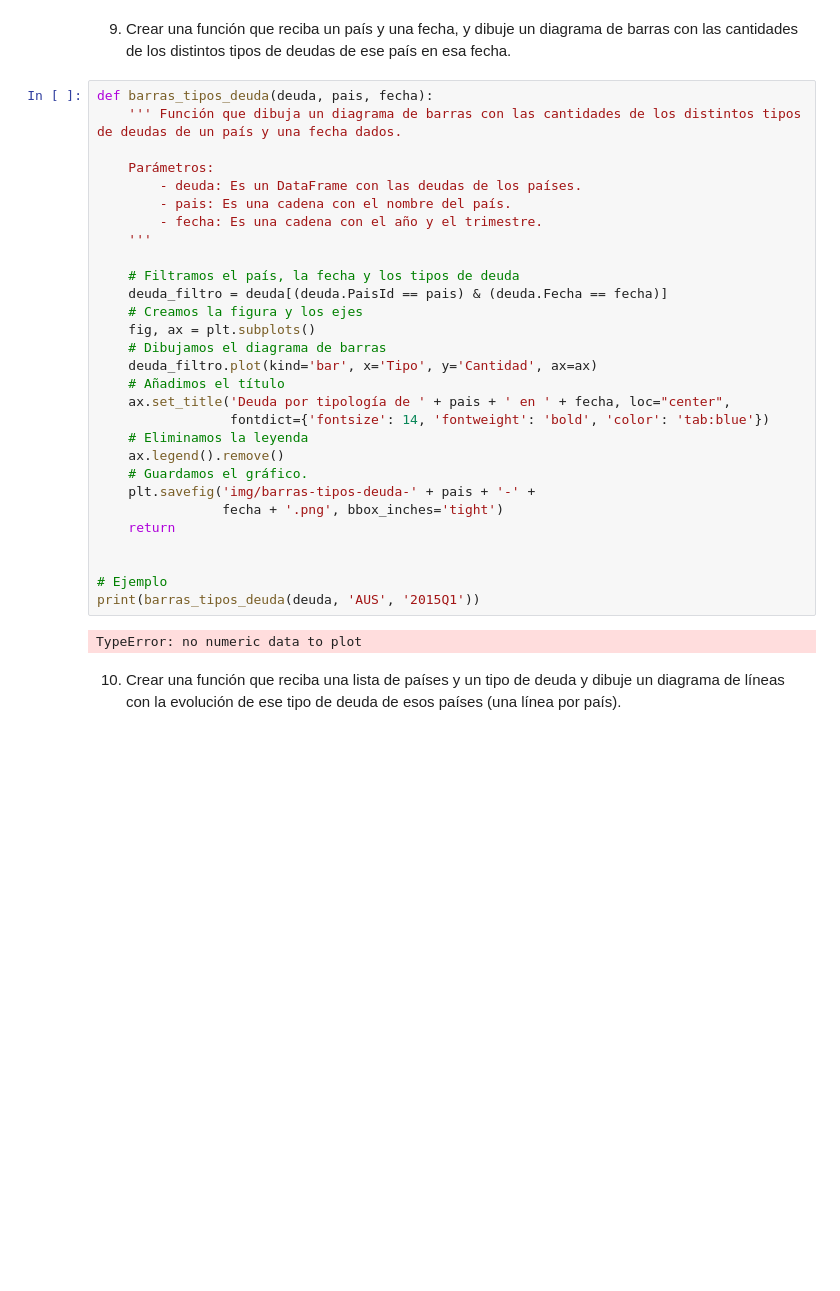
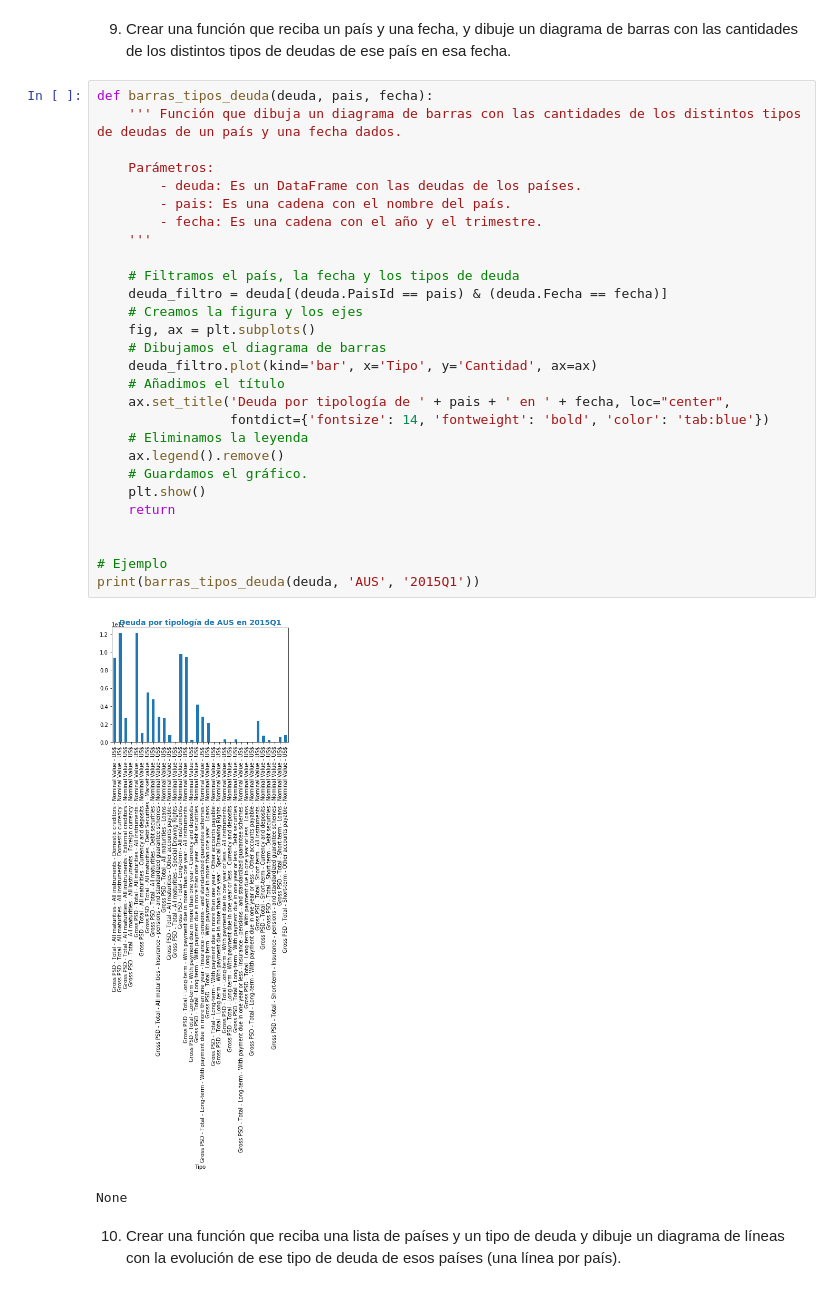
Before and after one commit to asalber/asalber.github.io, a Jupyter notebook: python/trabajos/soluciones/deuda-publica.ipynb, the cells around one changed output. Cells and saved outputs as stored; diff of their text form; blank space fills up the shorter version.

```diff
--- a/python/trabajos/soluciones/deuda-publica.ipynb
+++ b/python/trabajos/soluciones/deuda-publica.ipynb
@@ -262,34 +273,34 @@ TypeError: '<' not supported between instances of 'str' and 'int'
 # %%
 def barras_tipos_deuda(deuda, pais, fecha):
     ''' Función que dibuja un diagrama de barras con las cantidades de los distintos tipos de deudas de un país y una fecha dados.
 
     Parámetros:
         - deuda: Es un DataFrame con las deudas de los países.
         - pais: Es una cadena con el nombre del país.
         - fecha: Es una cadena con el año y el trimestre.
     '''
 
     # Filtramos el país, la fecha y los tipos de deuda
     deuda_filtro = deuda[(deuda.PaisId == pais) & (deuda.Fecha == fecha)]
     # Creamos la figura y los ejes
     fig, ax = plt.subplots()
     # Dibujamos el diagrama de barras
     deuda_filtro.plot(kind='bar', x='Tipo', y='Cantidad', ax=ax)
     # Añadimos el título
     ax.set_title('Deuda por tipología de ' + pais + ' en ' + fecha, loc="center",
                  fontdict={'fontsize': 14, 'fontweight': 'bold', 'color': 'tab:blue'})
     # Eliminamos la leyenda
     ax.legend().remove()
     # Guardamos el gráfico.
-    plt.savefig('img/barras-tipos-deuda-' + pais + '-' +
-                fecha + '.png', bbox_inches='tight')
+    plt.show()
     return
 
 
 # Ejemplo
 print(barras_tipos_deuda(deuda, 'AUS', '2015Q1'))
 # %% [output]
+[figure, added]
-TypeError: no numeric data to plot
+None
 # %% [markdown]
 10. Crear una función que reciba una lista de países y un tipo de deuda y dibuje un diagrama de líneas con la evolución de ese tipo de deuda de esos países (una línea por país).
 # %%
```
Also changed, not shown: parts of 12 cells of this notebook, 3 other files.
